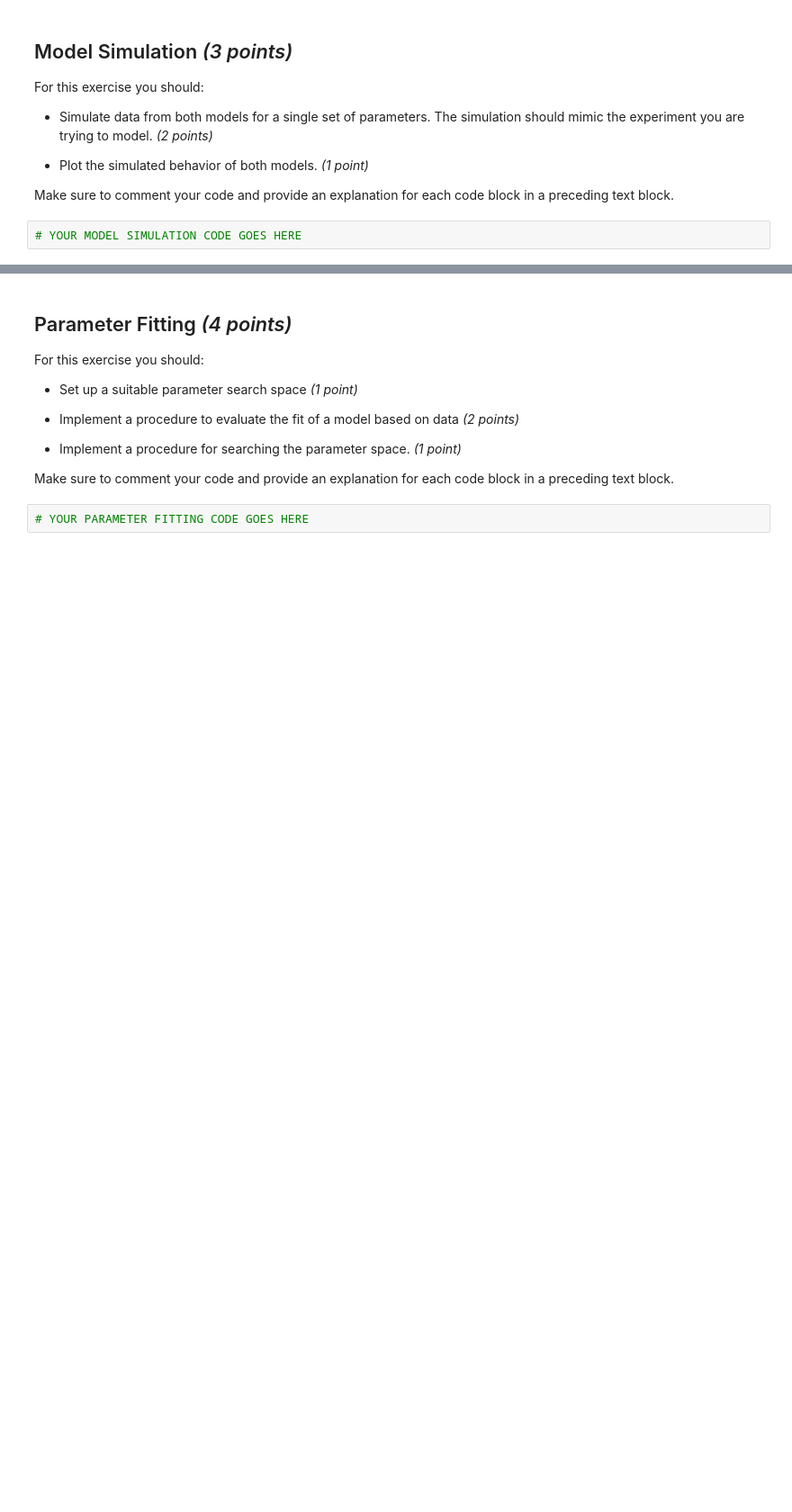
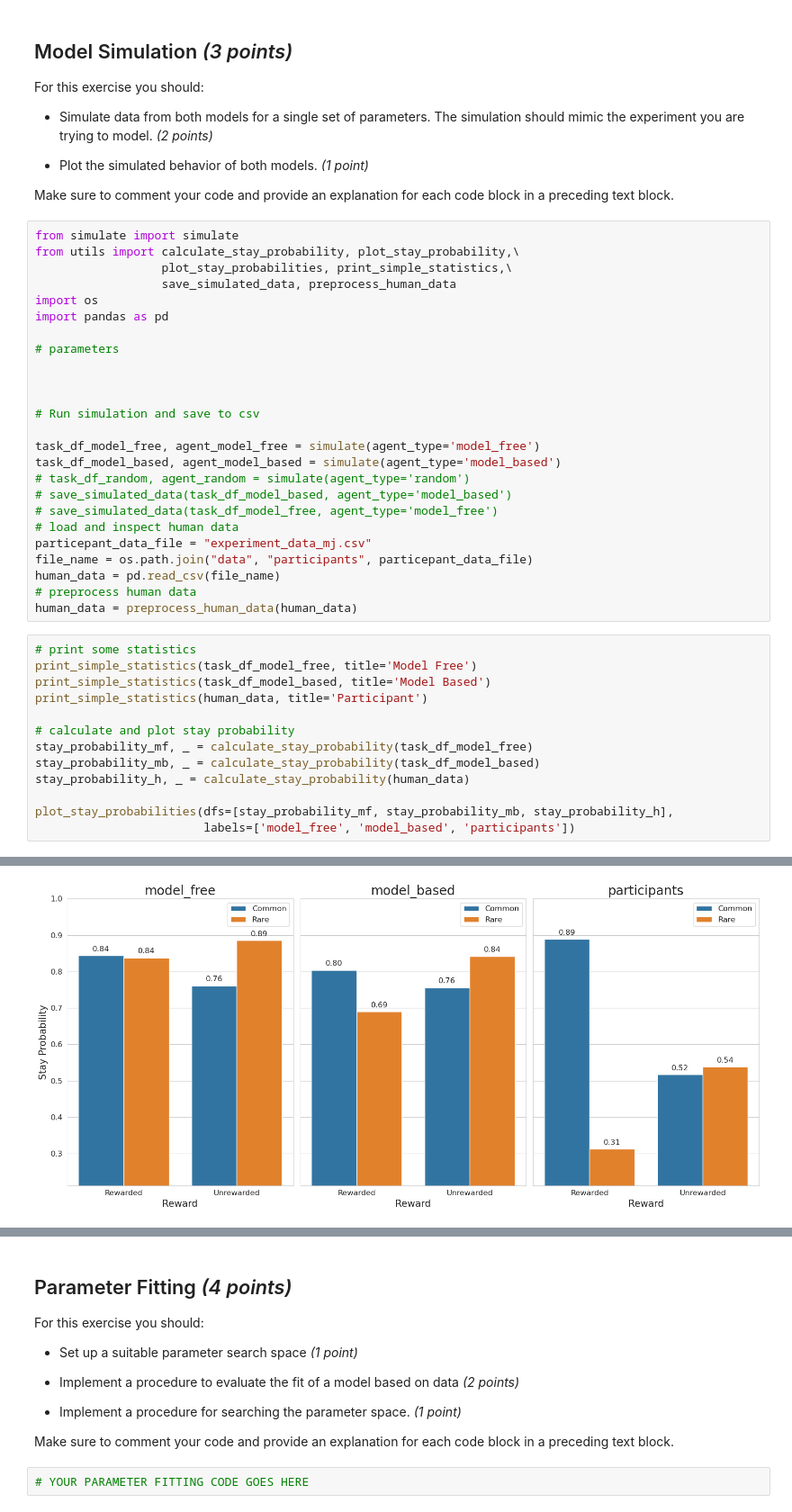
Before and after one commit to imtezcan/rl-twoStepTask, a Jupyter notebook: modeling_procedure.ipynb, the cells around one changed output, grey strips where cells are left out. Shown at 90% size. Saved outputs shown, nothing was run; the diff lists cells and outputs as text; blank space fills up the shorter version.

```diff
--- a/modeling_procedure.ipynb
+++ b/modeling_procedure.ipynb
@@ -104,5 +112,42 @@ For this exercise you should:
 *   Plot the simulated behavior of both models. *(1 point)*
 
 Make sure to comment your code and provide an explanation for each code block in a preceding text block.
-# %%
-# YOUR MODEL SIMULATION CODE GOES HERE
+# %%
+from simulate import simulate
+from utils import calculate_stay_probability, plot_stay_probability,\
+                  plot_stay_probabilities, print_simple_statistics,\
+                  save_simulated_data, preprocess_human_data
+import os
+import pandas as pd
+
+# parameters
+
+
+
+# Run simulation and save to csv
+
+task_df_model_free, agent_model_free = simulate(agent_type='model_free')
+task_df_model_based, agent_model_based = simulate(agent_type='model_based')
+# task_df_random, agent_random = simulate(agent_type='random')
+# save_simulated_data(task_df_model_based, agent_type='model_based')
+# save_simulated_data(task_df_model_free, agent_type='model_free')
+# load and inspect human data
+particepant_data_file = "experiment_data_mj.csv"
+file_name = os.path.join("data", "participants", particepant_data_file)
+human_data = pd.read_csv(file_name)
+# preprocess human data
+human_data = preprocess_human_data(human_data)
+# %%
+# print some statistics
+print_simple_statistics(task_df_model_free, title='Model Free')
+print_simple_statistics(task_df_model_based, title='Model Based')
+print_simple_statistics(human_data, title='Participant')
+
+# calculate and plot stay probability
+stay_probability_mf, _ = calculate_stay_probability(task_df_model_free)
+stay_probability_mb, _ = calculate_stay_probability(task_df_model_based)
+stay_probability_h, _ = calculate_stay_probability(human_data)
+
+plot_stay_probabilities(dfs=[stay_probability_mf, stay_probability_mb, stay_probability_h],
+                        labels=['model_free', 'model_based', 'participants'])
+# %% [output]
@@ -108,0 +163 @@ Make sure to comment your code and provide an explanation for each code block in
+[figure, added]
```
Also changed, not shown: parts of 5 cells of this notebook, 2 other files.
